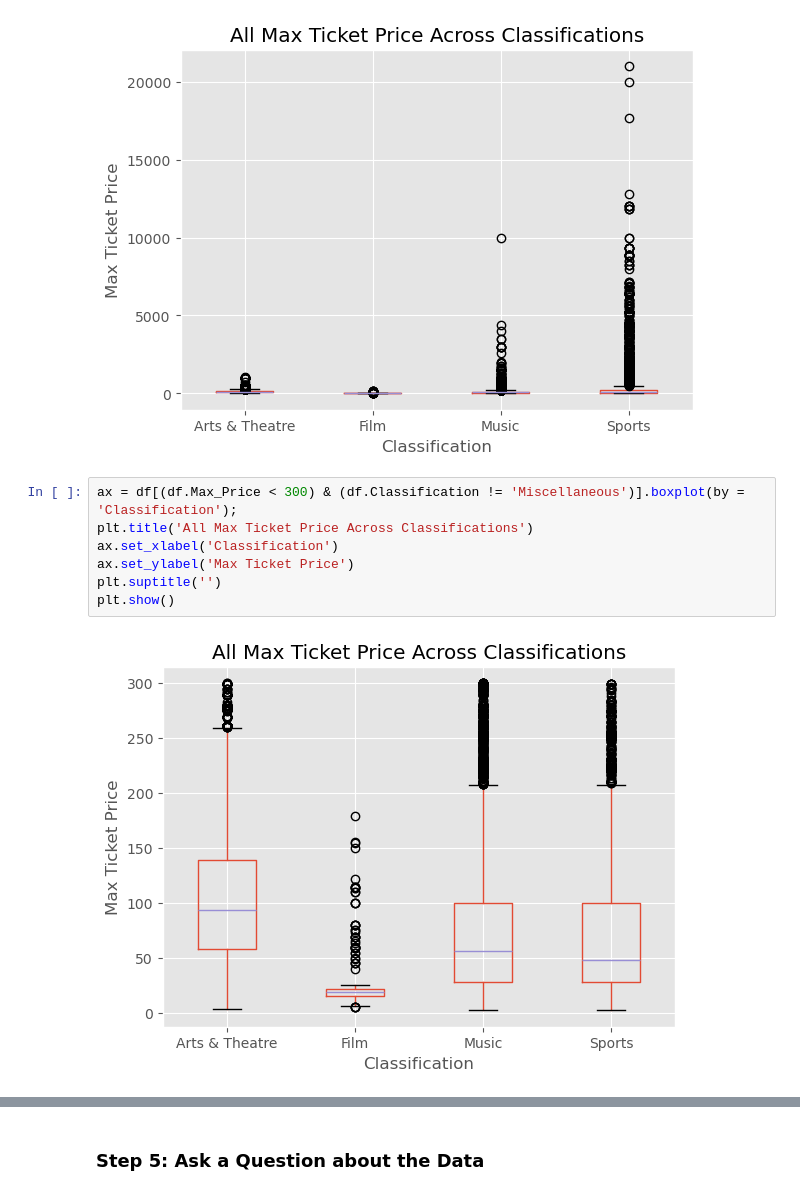
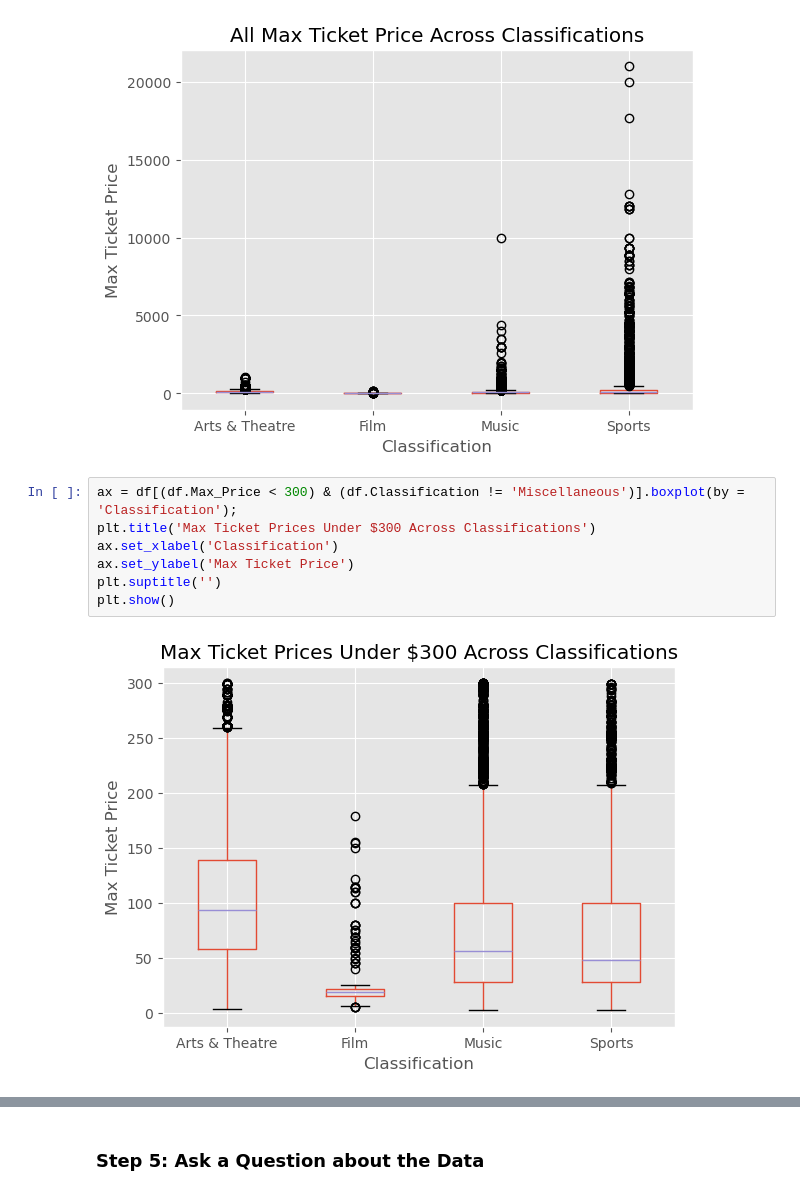
Before and after one commit to dq93/TicketMasterAPI, a Jupyter notebook: notebooks/Vanessa-eda.ipynb, the cells around one changed output, grey strips where cells are left out. Saved outputs shown, nothing was run; the diff lists cells and outputs as text.

```diff
--- a/notebooks/Vanessa-eda.ipynb
+++ b/notebooks/Vanessa-eda.ipynb
@@ -218,10 +237,10 @@ plt.show()
 [figure]
 # %%
 ax = df[(df.Max_Price < 300) & (df.Classification != 'Miscellaneous')].boxplot(by = 'Classification');
-plt.title('All Max Ticket Price Across Classifications')
+plt.title('Max Ticket Prices Under $300 Across Classifications')
 ax.set_xlabel('Classification')
 ax.set_ylabel('Max Ticket Price')
 plt.suptitle('')
 plt.show()
 # %% [output]
-[figure, old version]
+[figure, new version]
```
Also changed, not shown: parts of 10 cells of this notebook, 1 other file.
